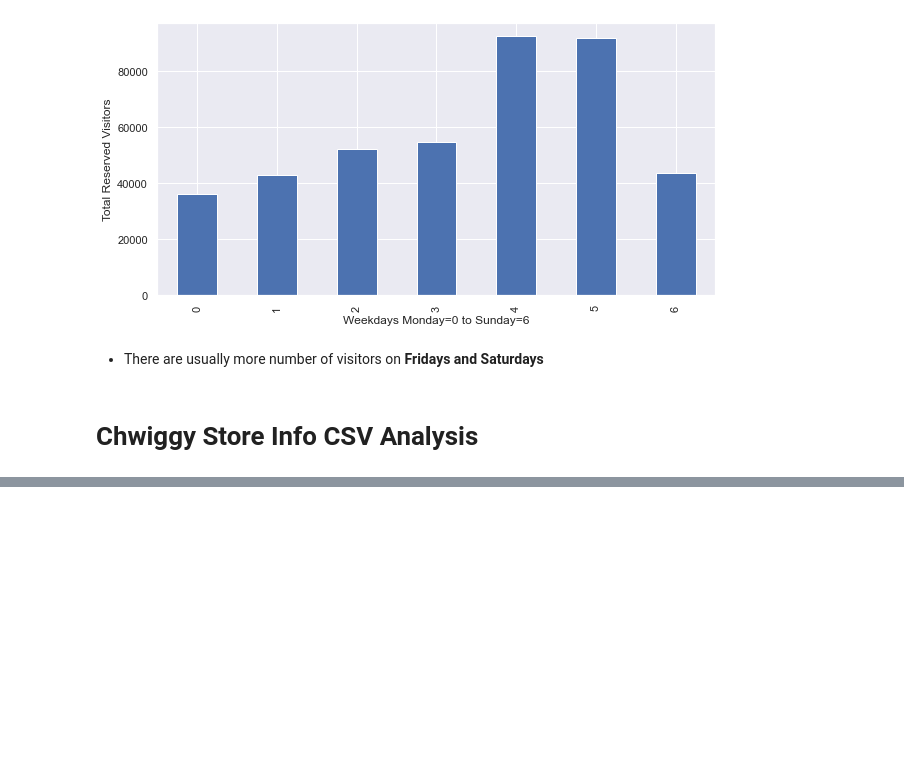
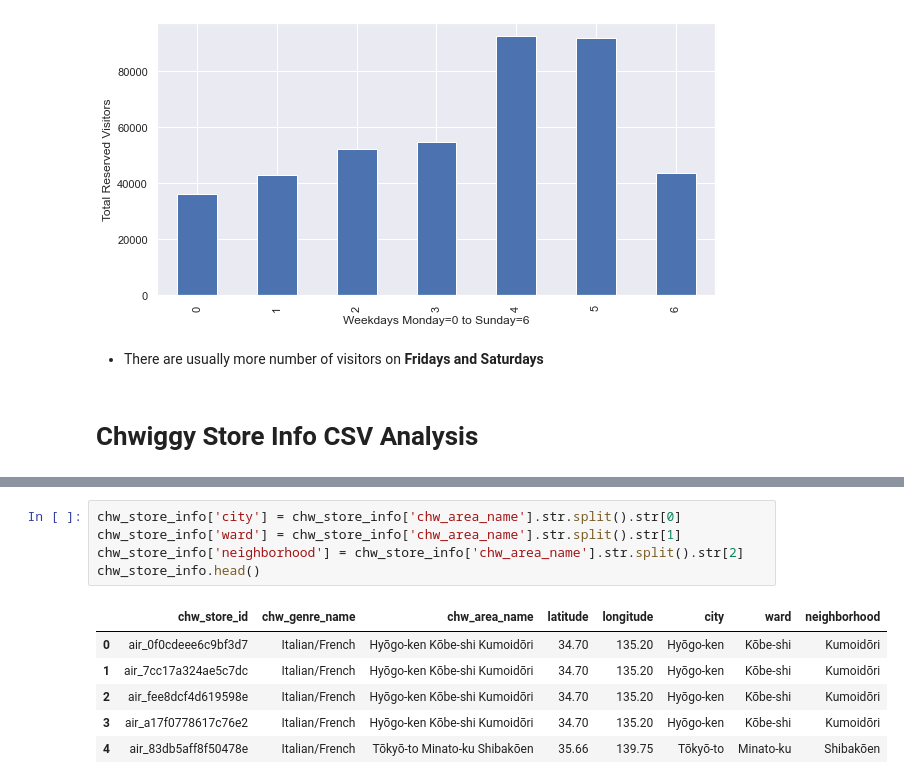
Before and after one commit to ChandrakantSahu17/IIITB_Sem1_ML_Project, a Jupyter notebook: OurCode_TerminalStack.ipynb, the cells around one changed output, grey strips where cells are left out. Saved outputs shown, nothing was run; the diff lists cells and outputs as text; blank space fills up the shorter version.

```diff
--- a/OurCode_TerminalStack.ipynb
+++ b/OurCode_TerminalStack.ipynb
@@ -177,0 +258,12 @@ plt.show()
+# %%
+chw_store_info['city'] = chw_store_info['chw_area_name'].str.split().str[0]
+chw_store_info['ward'] = chw_store_info['chw_area_name'].str.split().str[1]
+chw_store_info['neighborhood'] = chw_store_info['chw_area_name'].str.split().str[2]
+chw_store_info.head()
+# %% [output]
+|  | chw_store_id | chw_genre_name | chw_area_name | latitude | longitude | city | ward | neighborhood |
+| 0 | air_0f0cdeee6c9bf3d7 | Italian/French | Hyōgo-ken Kōbe-shi Kumoidōri | 34.70 | 135.20 | Hyōgo-ken | Kōbe-shi | Kumoidōri |
+| 1 | air_7cc17a324ae5c7dc | Italian/French | Hyōgo-ken Kōbe-shi Kumoidōri | 34.70 | 135.20 | Hyōgo-ken | Kōbe-shi | Kumoidōri |
+| 2 | air_fee8dcf4d619598e | Italian/French | Hyōgo-ken Kōbe-shi Kumoidōri | 34.70 | 135.20 | Hyōgo-ken | Kōbe-shi | Kumoidōri |
+| 3 | air_a17f0778617c76e2 | Italian/French | Hyōgo-ken Kōbe-shi Kumoidōri | 34.70 | 135.20 | Hyōgo-ken | Kōbe-shi | Kumoidōri |
+| 4 | air_83db5aff8f50478e | Italian/French | Tōkyō-to Minato-ku Shibakōen | 35.66 | 139.75 | Tōkyō-to | Minato-ku | Shibakōen |
```
Also changed, not shown: parts of 21 cells of this notebook.
